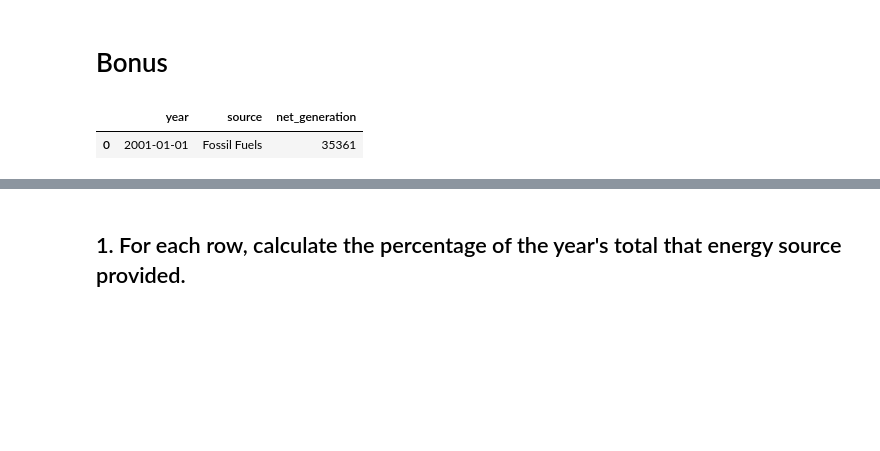
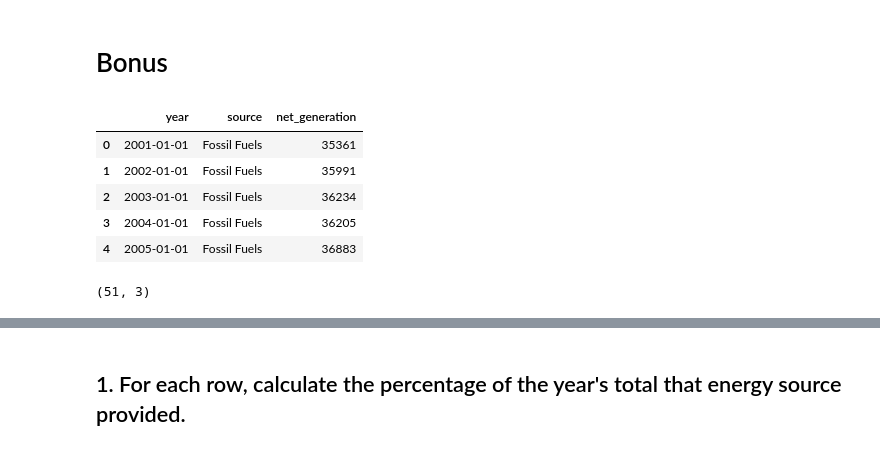
Before and after one commit to ThompsonBethany01/time-series-exercises, a Jupyter notebook: Working_With_Time_Series_Exercises.ipynb, the cells around one changed output, grey strips where cells are left out. Saved outputs shown, nothing was run; the diff lists cells and outputs as text; code cells hidden in the pictures; blank space fills up the shorter version.

```diff
--- a/Working_With_Time_Series_Exercises.ipynb
+++ b/Working_With_Time_Series_Exercises.ipynb
@@ -332,7 +434,15 @@ df3.head(1)
 # %%
 df4 = data.iowa_electricity()
 # %%
-df4.head(1)
+df4.head()
 # %% [output]
 |  | year | source | net_generation |
 | 0 | 2001-01-01 | Fossil Fuels | 35361 |
+| 1 | 2002-01-01 | Fossil Fuels | 35991 |
+| 2 | 2003-01-01 | Fossil Fuels | 36234 |
+| 3 | 2004-01-01 | Fossil Fuels | 36205 |
+| 4 | 2005-01-01 | Fossil Fuels | 36883 |
+# %%
+df4.shape
+# %% [output]
+(51, 3)
```
Also changed, not shown: parts of 11 cells of this notebook, 1 other file.
